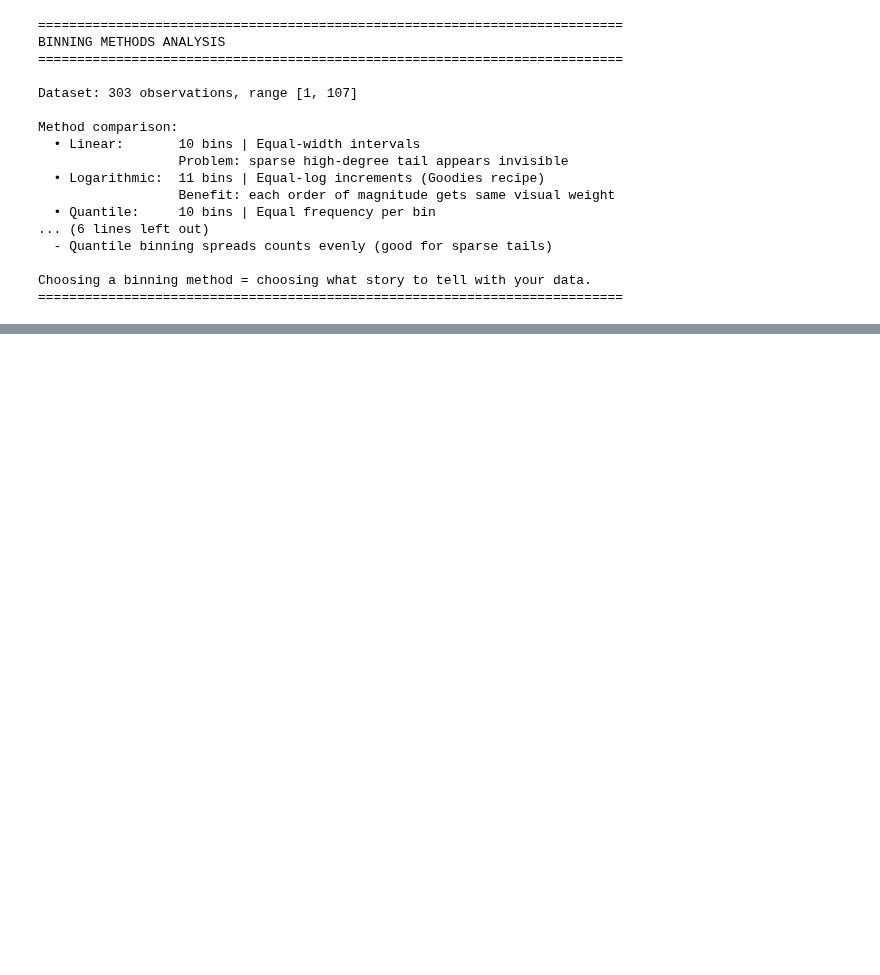
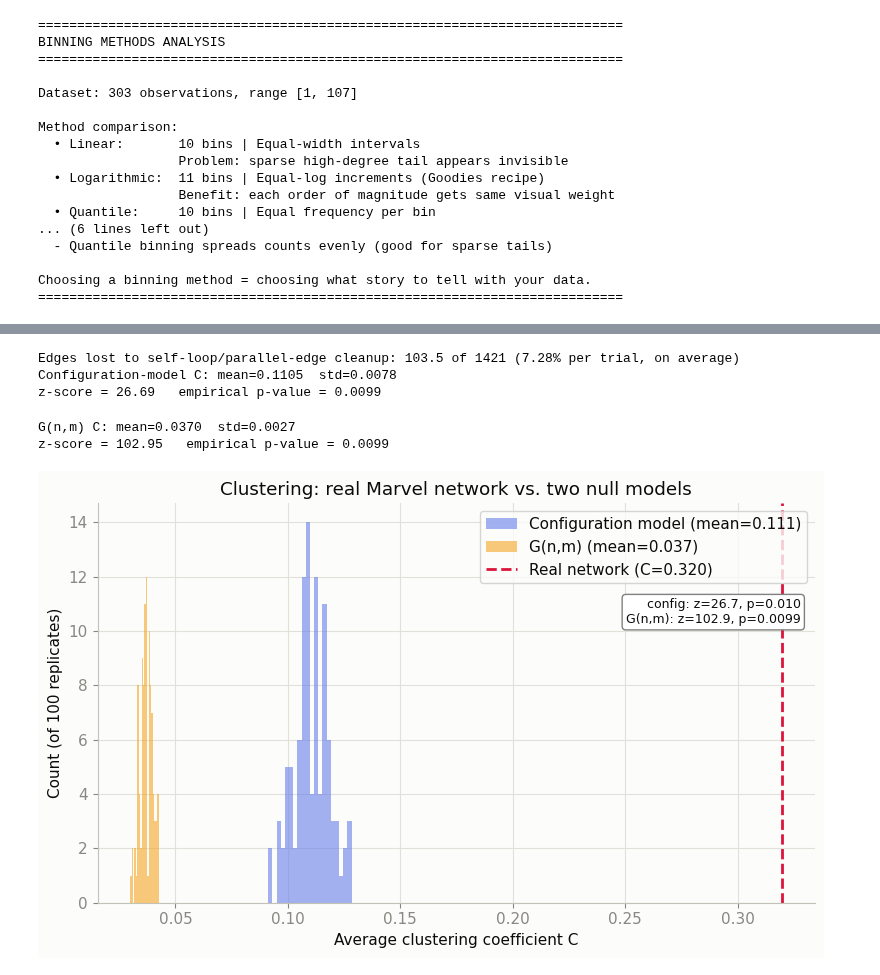
Before and after one commit to kaykay-ng/legendary-sniffle, a Jupyter notebook: notebooks/analysis.ipynb, the cells around one changed output, grey strips where cells are left out. Drawn from its saved outputs; the diff is of its cells as text; code cells hidden in the pictures; blank space fills up the shorter version.

```diff
--- a/notebooks/analysis.ipynb
+++ b/notebooks/analysis.ipynb
@@ -652,0 +736,80 @@ Choosing a binning method = choosing what story to tell with your data.
+# %%
+# 100 configuration-model replicates with the exact real degree sequence
+N_TRIALS = 100
+rng = np.random.default_rng(2026)
+
+config_C, config_T, config_isolates, config_edges_lost = [], [], [], []
+config_lost_by_node = []  # (degree_before, lost_dict) per trial, for the Part-5 "whose links" story
+
+for _ in range(N_TRIALS):
+    M = nx.configuration_model(degree_seq, seed=int(rng.integers(0, 2**31 - 1)))
+    m_before = M.number_of_edges()
+
+    S = nx.Graph(M)                              # collapse parallel edges
+    S.remove_edges_from(nx.selfloop_edges(S))     # drop self-loops
+    m_after = S.number_of_edges()
+
+    config_edges_lost.append(m_before - m_after)
+    config_C.append(nx.average_clustering(S))
+    config_T.append(nx.transitivity(S))
+    config_isolates.append(sum(1 for _, d in S.degree() if d == 0))
+
+    deg_before = dict(M.degree())
+    deg_after = dict(S.degree())
+    lost = {node: deg_before.get(node, 0) - deg_after.get(node, 0) for node in M.nodes()}
+    config_lost_by_node.append((deg_before, lost))
+
+config_C = np.array(config_C)
+config_T = np.array(config_T)
+config_isolates = np.array(config_isolates)
+config_edges_lost = np.array(config_edges_lost)
+
+z_config = (C_real - config_C.mean()) / config_C.std()
+p_config = (np.sum(config_C >= C_real) + 1) / (N_TRIALS + 1)
+
+print(f"Edges lost to self-loop/parallel-edge cleanup: {config_edges_lost.mean():.1f} of {m_gc} "
+      f"({100 * config_edges_lost.mean() / m_gc:.2f}% per trial, on average)")
+print(f"Configuration-model C: mean={config_C.mean():.4f}  std={config_C.std():.4f}")
+print(f"z-score = {z_config:.2f}   empirical p-value = {p_config:.4f}")
+# %% [output]
+Edges lost to self-loop/parallel-edge cleanup: 103.5 of 1421 (7.28% per trial, on average)
+Configuration-model C: mean=0.1105  std=0.0078
+z-score = 26.69   empirical p-value = 0.0099
+# %%
+# 100 G(n,m) Erdos-Renyi replicates, same n and m as the giant component
+gnm_C, gnm_T, gnm_isolates = [], [], []
+
+for _ in range(N_TRIALS):
+    R = nx.gnm_random_graph(n_gc, m_gc, seed=int(rng.integers(0, 2**31 - 1)))
+    gnm_C.append(nx.average_clustering(R))
+    gnm_T.append(nx.transitivity(R))
+    gnm_isolates.append(sum(1 for _, d in R.degree() if d == 0))
+
+gnm_C = np.array(gnm_C)
+gnm_T = np.array(gnm_T)
+gnm_isolates = np.array(gnm_isolates)
+
+z_gnm = (C_real - gnm_C.mean()) / gnm_C.std()
+p_gnm = (np.sum(gnm_C >= C_real) + 1) / (N_TRIALS + 1)
+
+print(f"G(n,m) C: mean={gnm_C.mean():.4f}  std={gnm_C.std():.4f}")
+print(f"z-score = {z_gnm:.2f}   empirical p-value = {p_gnm:.4f}")
+# %% [output]
+G(n,m) C: mean=0.0370  std=0.0027
+z-score = 102.95   empirical p-value = 0.0099
+# %%
+fig, ax = plt.subplots(figsize=(8, 5))
+ax.hist(config_C, bins=20, alpha=0.6, color='#667eea', label=f'Configuration model (mean={config_C.mean():.3f})')
+ax.hist(gnm_C, bins=20, alpha=0.6, color='#f5a623', label=f'G(n,m) (mean={gnm_C.mean():.3f})')
+ax.axvline(C_real, color='crimson', linewidth=2, linestyle='--', label=f'Real network (C={C_real:.3f})')
+ax.set_xlabel('Average clustering coefficient C')
+ax.set_ylabel('Count (of 100 replicates)')
+ax.set_title('Clustering: real Marvel network vs. two null models')
+ax.annotate(f'config: z={z_config:.1f}, p={p_config:.3f}\nG(n,m): z={z_gnm:.1f}, p={p_gnm:.4f}',
+            xy=(0.98, 0.7), xycoords='axes fraction', ha='right', fontsize=9,
+            bbox=dict(boxstyle='round', fc='white', ec='gray'))
+ax.legend()
+plt.tight_layout()
+plt.show()
+# %% [output]
+[figure, added]
```
Also changed, not shown: parts of 24 cells of this notebook, 14 other files.
